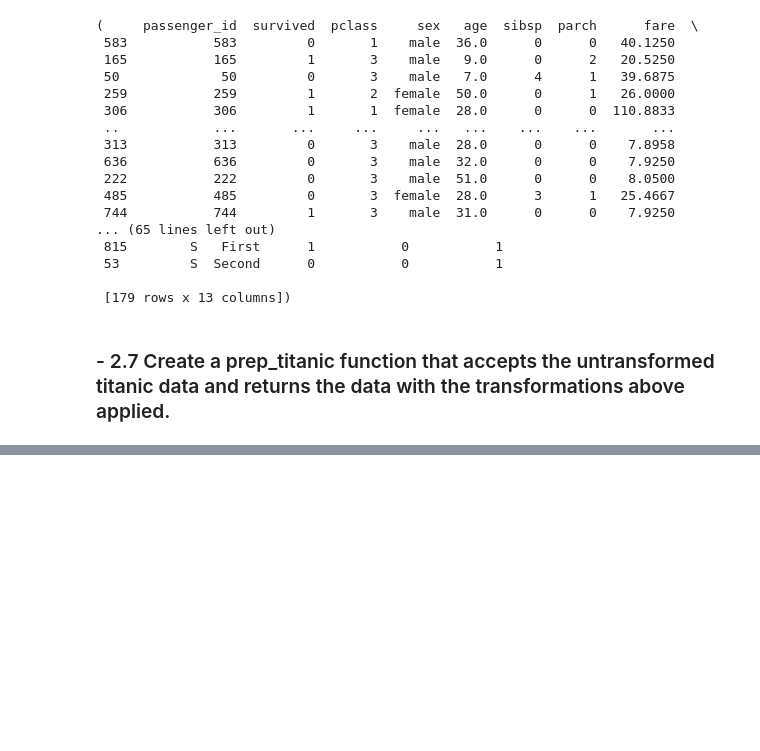
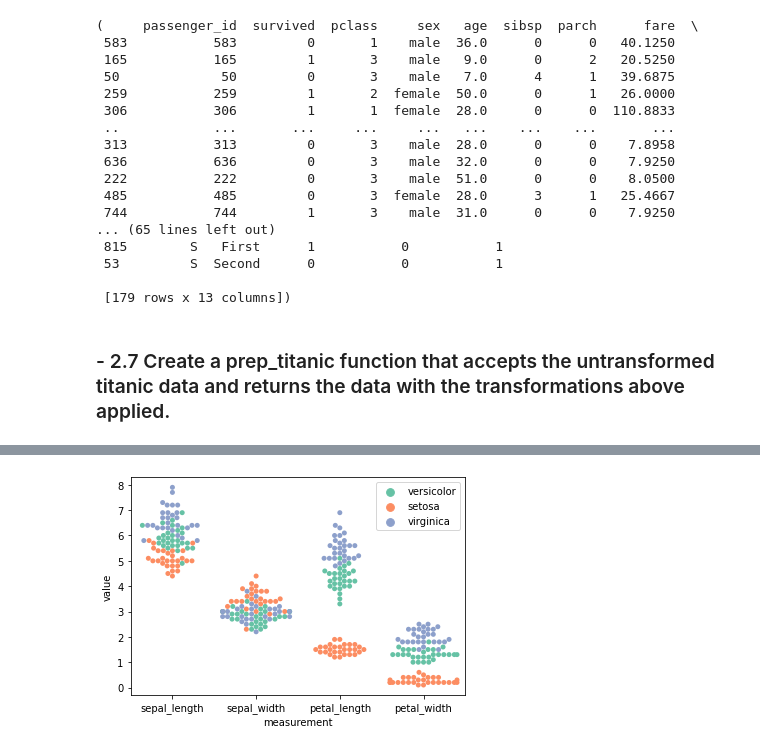
Before and after one commit to cindyvillanuevads/classification-exercises, a Jupyter notebook: classification_exercises.ipynb, the cells around one changed output, grey strips where cells are left out. Drawn from its saved outputs; the diff is of its cells as text; code cells hidden in the pictures; blank space fills up the shorter version.

```diff
--- a/classification_exercises.ipynb
+++ b/classification_exercises.ipynb
@@ -847,0 +882,2 @@ test -> (179, 13)
+# %%
+iris_df = get_iris_data()
@@ -847,0 +893,4 @@ test -> (179, 13)
+# %%
+#prepare data
+
+iris_p = prepare.prep_iris(iris_df)
@@ -847,0 +908,2 @@ test -> (179, 13)
+# %%
+i_train, i_validate, i_test = prepare.iris_split_data(iris_p)
@@ -847,0 +925,2 @@ test -> (179, 13)
+# %%
+itrain_melt = i_train[['species','sepal_length', 'sepal_width', 'petal_length', 'petal_width' ]].melt(id_vars='species', var_name="measurement", value_name = "value" )
@@ -847,0 +936,6 @@ test -> (179, 13)
+# %%
+sns.swarmplot(x='measurement', y = 'value', data = itrain_melt, hue = 'species', palette = 'Set2')
+plt.legend()
+plt.show()
+# %% [output]
+[figure, added]
```
Also changed, not shown: parts of 106 cells of this notebook.
